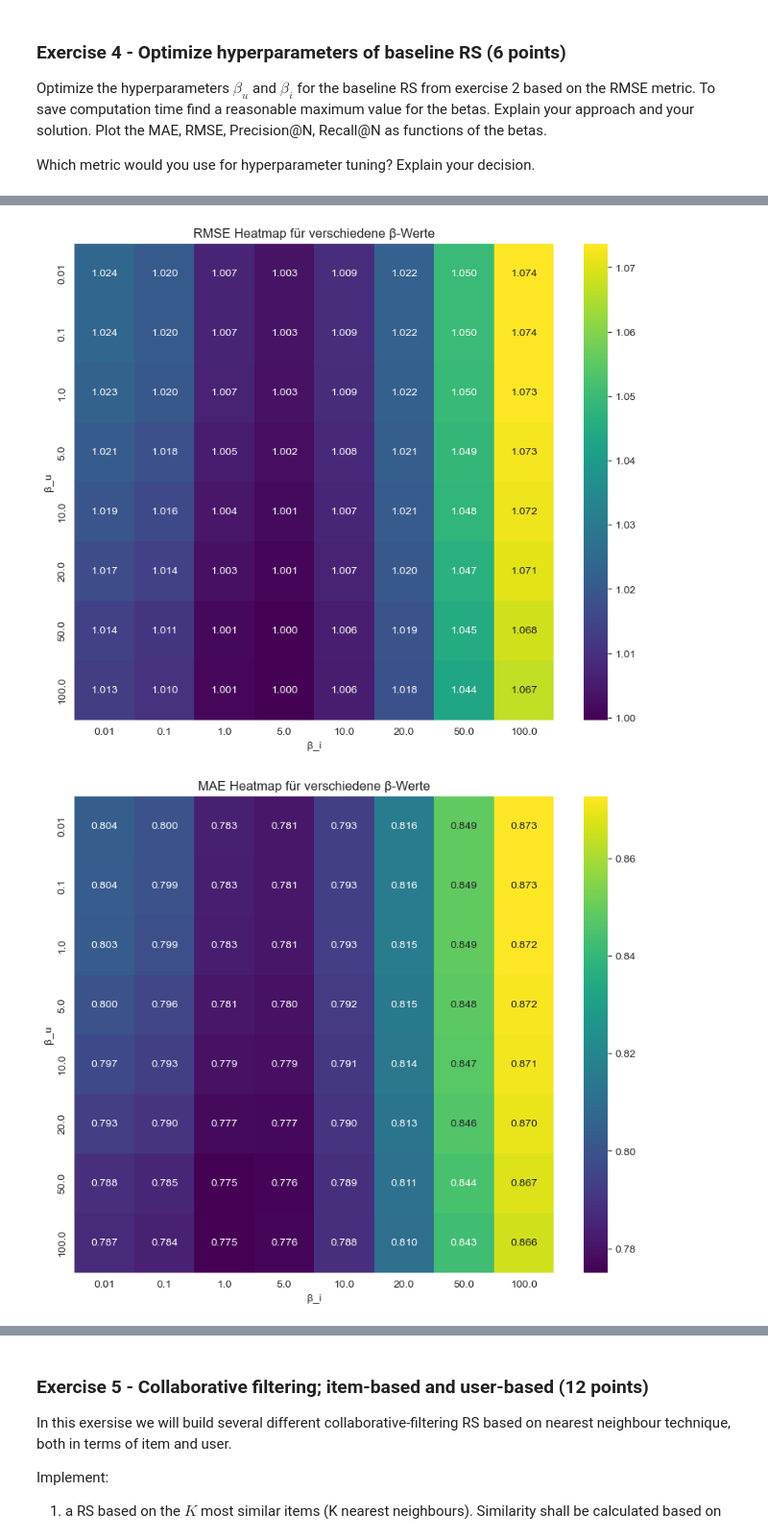
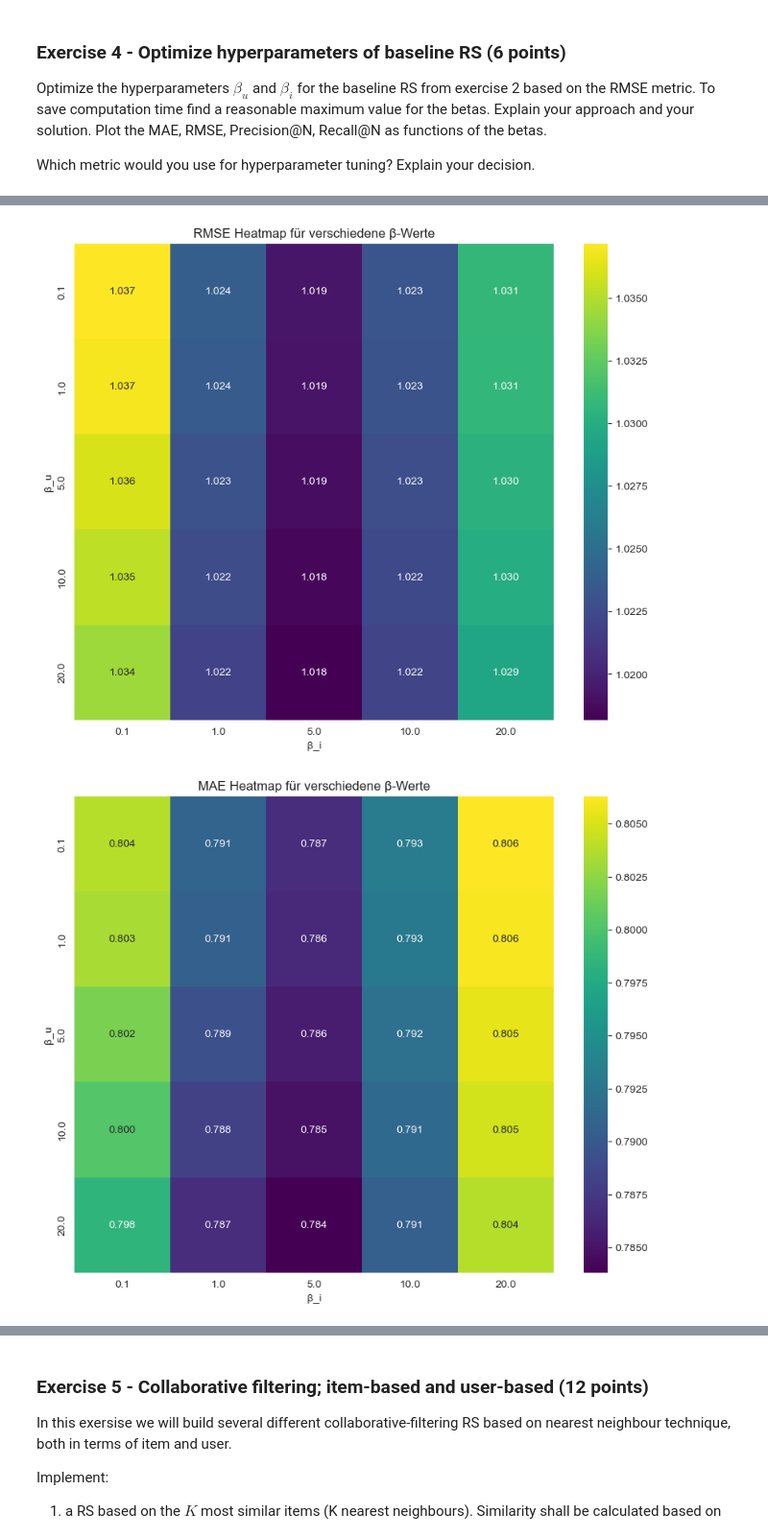
Before and after one commit to Tschoppsilas/RSY, a Jupyter notebook: RSY_MiniChallenge_FS25.ipynb, the cells around one changed output, grey strips where cells are left out. Shown at 96% size. Cells and saved outputs as stored; diff of their text form; code cells hidden in the pictures.

```diff
--- a/RSY_MiniChallenge_FS25.ipynb
+++ b/RSY_MiniChallenge_FS25.ipynb
@@ -925,14 +744,14 @@ Für die Wahl des Schwellenwerts kommt es darauf an, wofür mein Empfehlungssyst
 # %%
 # Recall@N berechnen
 def recall_at_n(predictions, relevant_items, N=15, threshold=4.0):
-    # Filtere nur relevante Items (Bewertungen >= threshold)
+    # Filtere relevante Items
     relevant_items = [item for item in relevant_items if item[1] >= threshold]
 
+    # Berechne die Top-N Empfehlungen
+    top_n_predictions = sorted(predictions, key=lambda x: x[1], reverse=True)[:N]
+
     # Berechne Recall
-    top_n_predictions = predictions[:N]
-
     relevant_in_top_n = sum(1 for item in top_n_predictions if item[0] in [x[0] for x in relevant_items])
-
     return relevant_in_top_n / len(relevant_items) if len(relevant_items) > 0 else 0
 # %% [markdown]
 ## Train_Validate Daten Einlesen
@@ -943,21 +762,21 @@ csv_path_train_set_2 = output_dir / "train_set_2.csv"
 csv_path_train_set_3 = output_dir / "train_set_3.csv"
 csv_path_train_set_4 = output_dir / "train_set_4.csv"
 csv_path_train_set_5 = output_dir / "train_set_5.csv"
-csv_path_validation_set_1 = output_dir / "validation_set_1.csv"
-csv_path_validation_set_2 = output_dir / "validation_set_2.csv"
-csv_path_validation_set_3 = output_dir / "validation_set_3.csv"
-csv_path_validation_set_4 = output_dir / "validation_set_4.csv"
-csv_path_validation_set_5 = output_dir / "validation_set_5.csv"
+csv_path_validate_masked_1 = output_dir / "validate_masked_1.csv"
+csv_path_validate_masked_2 = output_dir / "validate_masked_2.csv"
+csv_path_validate_masked_3 = output_dir / "validate_masked_3.csv"
+csv_path_validate_masked_4 = output_dir / "validate_masked_4.csv"
+csv_path_validate_masked_5 = output_dir / "validate_masked_5.csv"
 train_set_1 = pd.read_csv(csv_path_train_set_1)
 train_set_2 = pd.read_csv(csv_path_train_set_2)
 train_set_3 = pd.read_csv(csv_path_train_set_3)
 train_set_4 = pd.read_csv(csv_path_train_set_4)
 train_set_5 = pd.read_csv(csv_path_train_set_5)
-validation_set_1 = pd.read_csv(csv_path_validation_set_1)
-validation_set_2 = pd.read_csv(csv_path_validation_set_2)
-validation_set_3 = pd.read_csv(csv_path_validation_set_3)
-validation_set_4 = pd.read_csv(csv_path_validation_set_4)
-validation_set_5 = pd.read_csv(csv_path_validation_set_5)
+validate_masked_1 = pd.read_csv(csv_path_validate_masked_1)
+validate_masked_2 = pd.read_csv(csv_path_validate_masked_2)
+validate_masked_3 = pd.read_csv(csv_path_validate_masked_3)
+validate_masked_4 = pd.read_csv(csv_path_validate_masked_4)
+validate_masked_5 = pd.read_csv(csv_path_validate_masked_5)
 # %% [markdown]
 ### Exercise 4 - Optimize hyperparameters of baseline RS (6 points)
 Optimize the hyperparameters $\beta_u$ and $\beta_i$ for the baseline RS from exercise 2 based on the RMSE metric. To save computation time find a reasonable maximum value for the betas. Explain your approach and your solution.
@@ -973,7 +825,7 @@ Ich würde RMSE (Root Mean Squared Error) für das Hyperparameter-Tuning verwend
 # %%
 import time
 #Grob testen der Betas
-beta_values = [0.01, 0.1, 1, 5, 10, 20, 50, 100]
+beta_values = [0.1, 1, 5, 10, 20]
 rmse_list = []
 mae_values = []
 precision_values = []
@@ -984,21 +836,21 @@ for beta_u in beta_values:
         start_time = time.time()
 
         # Iteration auf 5 gesetzt, um einen Trend zu sehen
-        mu, b_u, b_i = calculate_biases(train_set_1, beta_u=beta_u, beta_i=beta_i, iteration=5)
+        mu, b_u, b_i = calculate_biases(train_set_1, beta_u=beta_u, beta_i=beta_i, iteration=3)
 
         end_time = time.time()
 
         # RMSE berechnen
-        rmse = compute_rmse(mu, b_u, b_i, validation_set_1)
+        rmse = compute_rmse(mu, b_u, b_i, validate_masked_1)
 
         # MAE berechnen
-        predictions = [mu + b_u.get(u, 0) + b_i.get(i, 0) for u, i in zip(validation_set_1["userId"], validation_set_1["movieId"])]
-        true_ratings = validation_set_1["rating"].values
+        predictions = [mu + b_u.get(u, 0) + b_i.get(i, 0) for u, i in zip(validate_masked_1["userId"], validate_masked_1["movieId"])]
+        true_ratings = validate_masked_1["rating"].values
         mae = mean_absolute_error(true_ratings, predictions)
 
         # Precision@N und Recall@N berechnen (falls relevant_items definiert ist)
-        precision = precision_at_n(list(zip(validation_set_1["movieId"], predictions)), relevant_items=validation_set_1[["movieId", "rating"]].values)
-        recall = recall_at_n(list(zip(validation_set_1["movieId"], predictions)), relevant_items=validation_set_1[["movieId", "rating"]].values)
+        precision = precision_at_n(list(zip(validate_masked_1["movieId"], predictions)), relevant_items=validate_masked_1[["movieId", "rating"]].values)
+        recall = recall_at_n(list(zip(validate_masked_1["movieId"], predictions)), relevant_items=validate_masked_1[["movieId", "rating"]].values)
 
         # Speichern der Ergebnisse
         rmse_list.append((beta_u, beta_i, rmse))
@@ -1070,2 +922,2 @@ plt.show()
-[figure, old version]
+[figure, new version]
-[figure, old version]
+[figure, new version]
```
Also changed, not shown: parts of 68 cells of this notebook, 17 other files.
